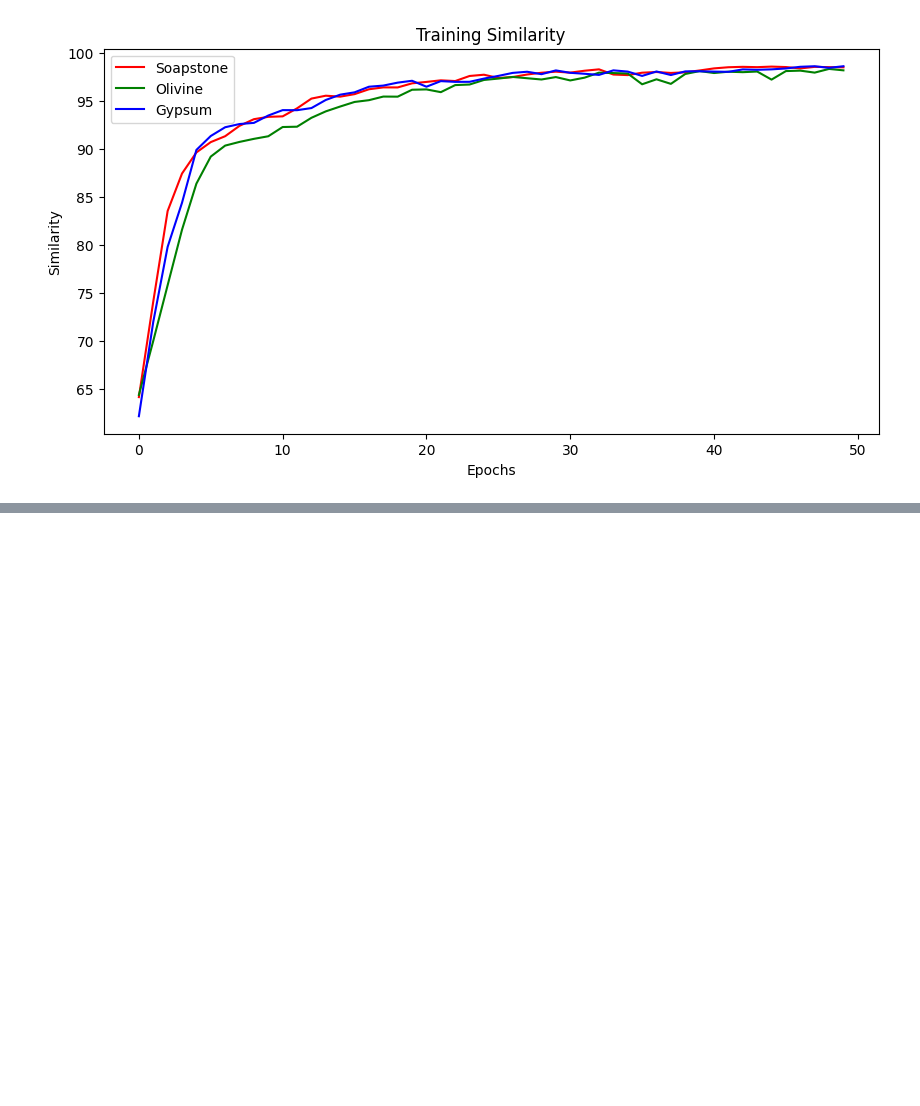
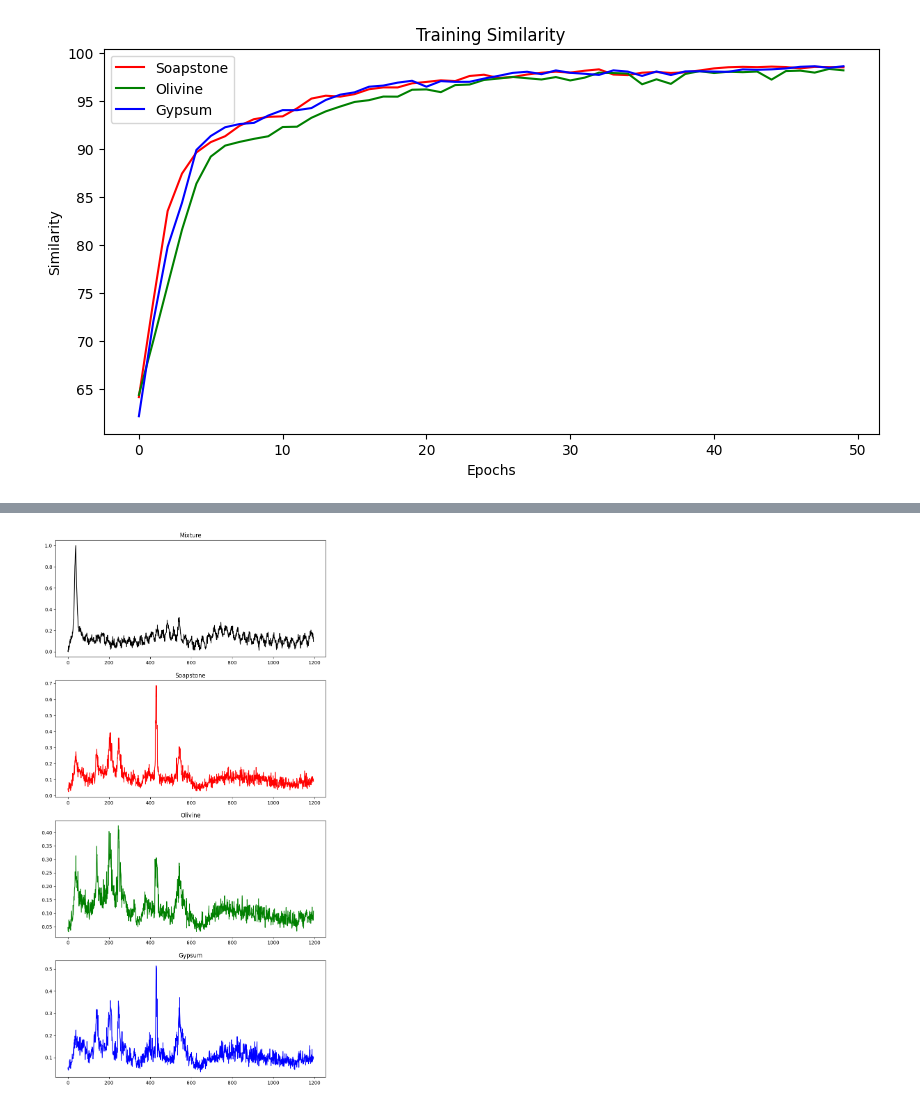
Before and after one commit to czhurdlespeed/RamanSpec, a Jupyter notebook: OurCode/Ourcode.ipynb, the cells around one changed output, grey strips where cells are left out. Saved outputs shown, nothing was run; the diff lists cells and outputs as text; code cells hidden in the pictures; blank space fills up the shorter version.

```diff
--- a/OurCode/Ourcode.ipynb
+++ b/OurCode/Ourcode.ipynb
@@ -443,0 +489,16 @@ plot_similarity(tape)
+# %%
+def subplot_spectra(mixture_test_data, soapstone_predict, olivine_predict, gypsum_predict, index=0):
+    fig, axs = plt.subplots(4, 1, figsize=(10, 20))
+    axs[0].plot(mixture_test_data[index].squeeze(0).squeeze(0), label='Mixture', color='black')
+    axs[0].set_title('Mixture')
+    axs[1].plot(soapstone_predict[index].squeeze(0).squeeze(0), label='Soapstone', color='red')
+    axs[1].set_title('Soapstone')
+    axs[2].plot(olivine_predict[index].squeeze(0).squeeze(0), label='Olivine', color='green')
+    axs[2].set_title('Olivine')
+    axs[3].plot(gypsum_predict[index].squeeze(0).squeeze(0), label='Gypsum', color='blue')
+    axs[3].set_title('Gypsum')
+    plt.show()
+# %%
+subplot_spectra(mixture_test_data, soapstone_predict, olivine_predict, gypsum_predict)
+# %% [output]
+[figure, added]
```
Also changed, not shown: parts of 4 cells of this notebook.
